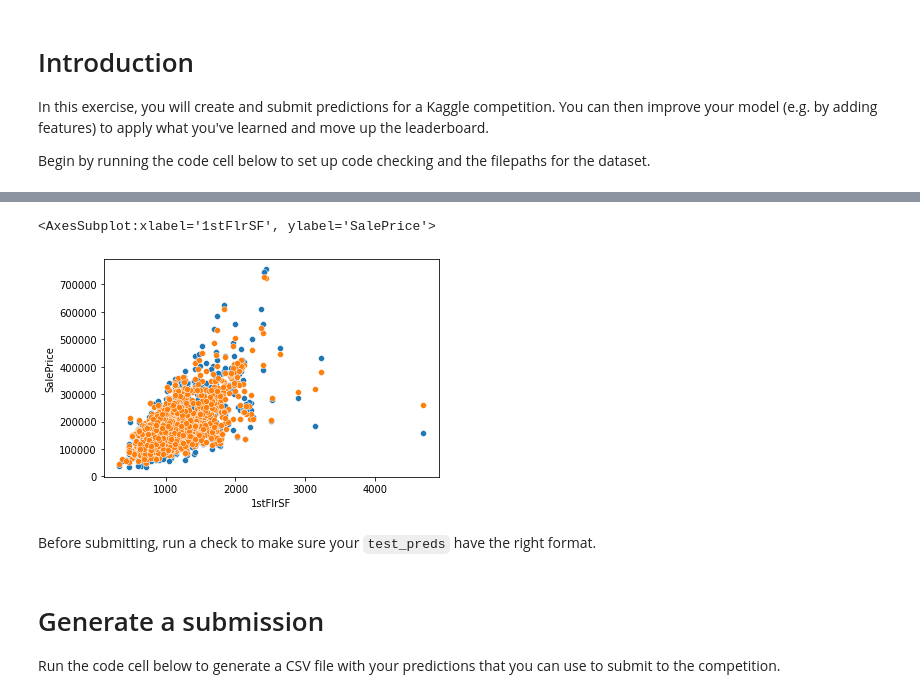
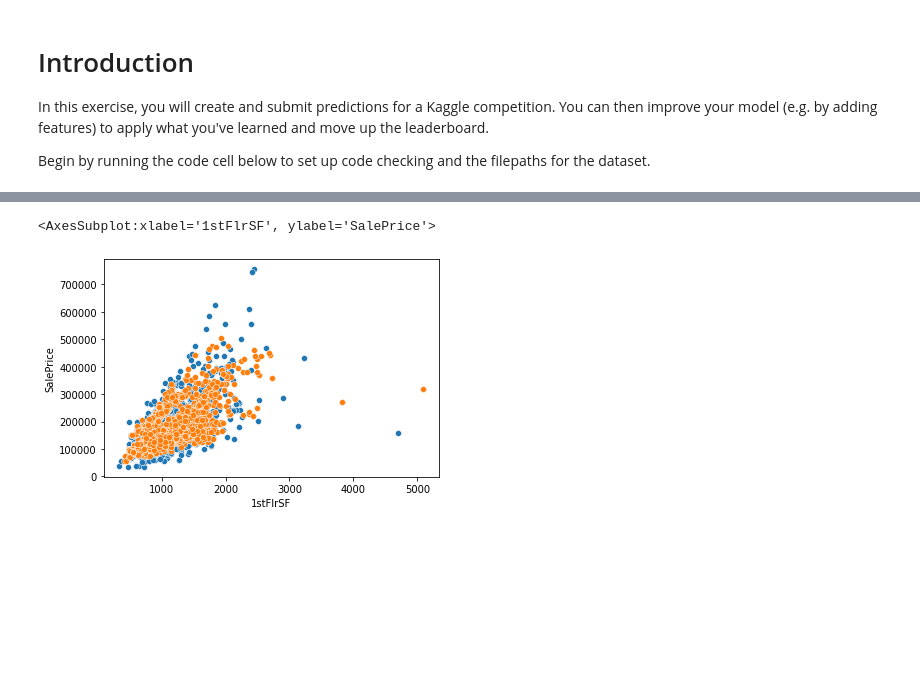
Before and after one commit to dendicott/Kaggle, a Jupyter notebook: exercise-machine-learning-competitions.ipynb, the cells around one changed output, grey strips where cells are left out. Cells and saved outputs as stored; diff of their text form; code cells hidden in the pictures; blank space fills up the shorter version.

```diff
--- a/exercise-machine-learning-competitions.ipynb
+++ b/exercise-machine-learning-competitions.ipynb
@@ -70,6 +40,0 @@ Use the code cell below to build a Random Forest model and train it on all of **
-# %%
-# To improve accuracy, create a new Random Forest model which you will train on all training data
-rf_model_on_full_data = RandomForestRegressor(random_state=1)
-
-# fit rf_model_on_full_data on all data from the training data
-rf_model_on_full_data.fit(X,y)
@@ -92,0 +80,15 @@ test_preds = rf_model_on_full_data.predict(test_X)
+# %%
+# Create new random forest model
+my_model = RandomForestRegressor(n_estimators=100, criterion='absolute_error', random_state=0)
+
+# Fit model to test data
+my_model.fit(X,y)
+
+# Generate predictions from test dataScience
+preds_test = my_model.predict(X_test)
+
+# Save predictions in format used for scoring
+output = pd.DataFrame({'Id': X_test.index,'SalePrice': preds_test})
+output.to_csv('submission.csv', index=False)
+
+output.head()
@@ -93,8 +102,6 @@ test_preds = rf_model_on_full_data.predict(test_X)
 # %%
-sns.scatterplot(x=home_data['1stFlrSF'],y=home_data.SalePrice)
-sns.scatterplot(x=test_X['1stFlrSF'],y=test_preds)
+sns.scatterplot(x=X_full['1stFlrSF'],y=X_full.SalePrice)
+sns.scatterplot(x=X_test['1stFlrSF'],y=preds_test)
 # %% [output]
 <AxesSubplot:xlabel='1stFlrSF', ylabel='SalePrice'>
-[figure, old version]
+[figure, new version]
-# %% [markdown]
-Before submitting, run a check to make sure your `test_preds` have the right format.
@@ -105,4 +107,0 @@ Before submitting, run a check to make sure your `test_preds` have the right for
-# %% [markdown]
-# Generate a submission
-
-Run the code cell below to generate a CSV file with your predictions that you can use to submit to the competition.
```
Also changed, not shown: parts of 18 cells of this notebook, 1 other file.
